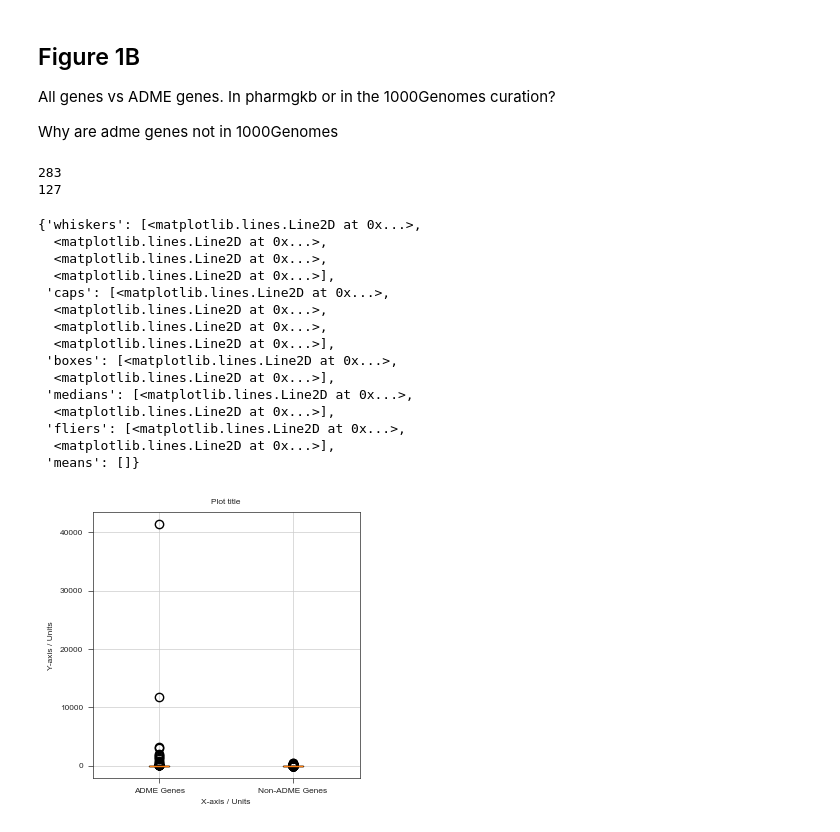
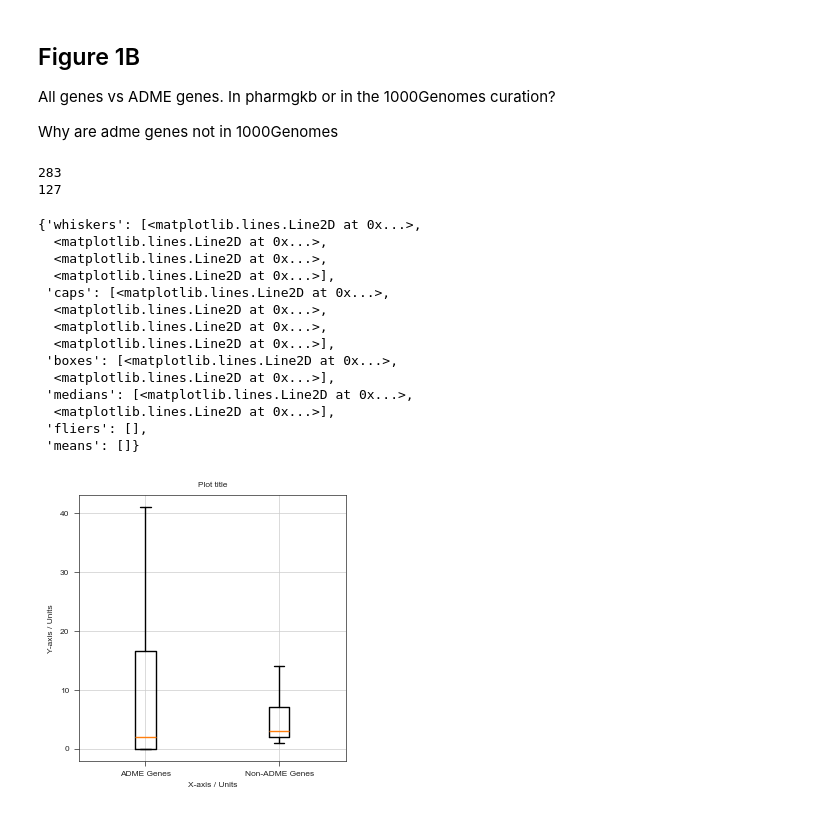
Before and after one commit to ersilia-os/pharmacogx-embeddings, a Jupyter notebook: paper/figure1.ipynb, the cells around one changed output. Saved outputs shown, nothing was run; the diff lists cells and outputs as text; code cells hidden in the pictures.

```diff
--- a/paper/figure1.ipynb
+++ b/paper/figure1.ipynb
@@ -64,7 +119,7 @@ In pharmgkb or in the 1000Genomes curation?
 Why are adme genes not in 1000Genomes
 # %%
 # In PHARMGKB
-df = pd.read_csv(os.path.join(PGKBPATH, "13_pgkb_merged.csv"), low_memory=False)
+df = pd.read_csv(os.path.join(DATAPATH, "pharmgkb_processed", "13_pgkb_merged.csv"), low_memory=False)
 admegenes = pd.read_csv(os.path.join(DATAPATH, "of_interest", "adme_gene_list.tsv"), sep="\t")
 genes = admegenes["Gene Symbol"].tolist()
 print(len(set(genes))) #CYP20A1 is repeated!
@@ -74,37 +129,36 @@ print(len(set(genesmissing)))
 
 admevars = df[df["gene"].isin(genes)]
 nonadmevars = df[~df["gene"].isin(genes)]
 
 admevars_counts = admevars['gene'].value_counts().reset_index()
 admevars_counts.columns = ['gene', 'frequency']
 nonadmevars_counts = nonadmevars['gene'].value_counts().reset_index()
 nonadmevars_counts.columns = ['gene', 'frequency']
 
 missing_admevars_df = pd.DataFrame({'gene': list(genesmissing), 'frequency': 0})
 admevars_counts = pd.concat([admevars_counts, missing_admevars_df], ignore_index=True)
 
 fig, axs = st.create_figure(1,1)
 ax = axs.next()
-plt.boxplot([admevars_counts['frequency'], nonadmevars_counts['frequency']], labels=['ADME Genes', 'Non-ADME Genes'])
+plt.boxplot([admevars_counts['frequency'], nonadmevars_counts['frequency']], labels=['ADME Genes', 'Non-ADME Genes'], showfliers=False)
 # %% [output]
 283
 127
 {'whiskers': [<matplotlib.lines.Line2D at 0x...>,
   <matplotlib.lines.Line2D at 0x...>,
   <matplotlib.lines.Line2D at 0x...>,
   <matplotlib.lines.Line2D at 0x...>],
  'caps': [<matplotlib.lines.Line2D at 0x...>,
   <matplotlib.lines.Line2D at 0x...>,
   <matplotlib.lines.Line2D at 0x...>,
   <matplotlib.lines.Line2D at 0x...>],
  'boxes': [<matplotlib.lines.Line2D at 0x...>,
   <matplotlib.lines.Line2D at 0x...>],
  'medians': [<matplotlib.lines.Line2D at 0x...>,
   <matplotlib.lines.Line2D at 0x...>],
- 'fliers': [<matplotlib.lines.Line2D at 0x...>,
-  <matplotlib.lines.Line2D at 0x...>],
+ 'fliers': [],
  'means': []}
-[figure, old version]
+[figure, new version]
 # %%
 # in 1000 Genomes
 df = pd.read_csv(os.path.join(DATAPATH, "variants", "1000_Genomes", "subset_snvs_protein_coding_1kGPhg38_gene_level.tsv"), sep="\t")
```
Also changed, not shown: parts of 19 cells of this notebook, 2 other files.
